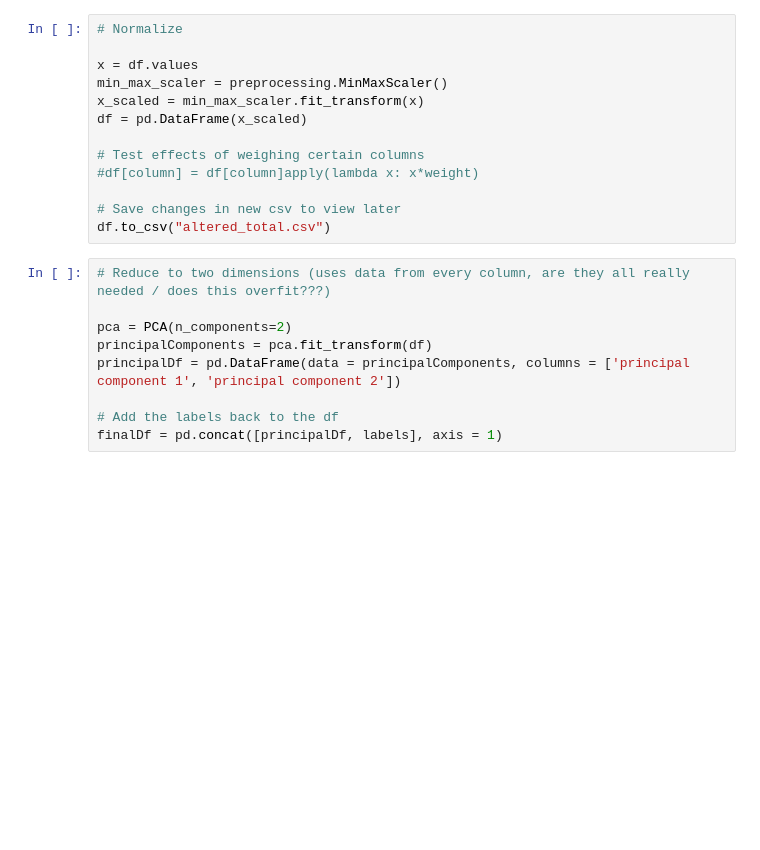
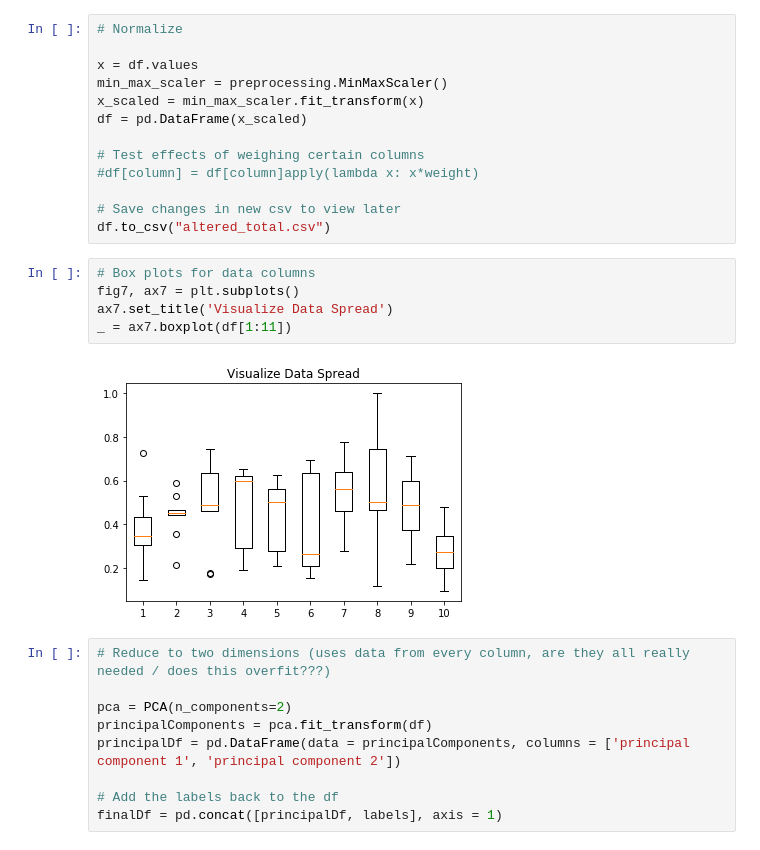
Before and after one commit to cloudmesh-community/sp19-222-92, a Jupyter notebook: project/csv_adjustment.ipynb, the cells around one changed output. Drawn from its saved outputs; the diff is of its cells as text; blank space fills up the shorter version.

Commit message:
added boxplots

```diff
--- a/project/csv_adjustment.ipynb
+++ b/project/csv_adjustment.ipynb
@@ -132,6 +132,13 @@ df = pd.DataFrame(x_scaled)
 
 # Save changes in new csv to view later
 df.to_csv("altered_total.csv")
+# %%
+# Box plots for data columns
+fig7, ax7 = plt.subplots()
+ax7.set_title('Visualize Data Spread')
+_ = ax7.boxplot(df[1:11])
+# %% [output]
+[figure, added]
 # %%
 # Reduce to two dimensions (uses data from every column, are they all really needed / does this overfit???)
 
```
Also changed, not shown: parts of 9 cells of this notebook, 3 other files.
